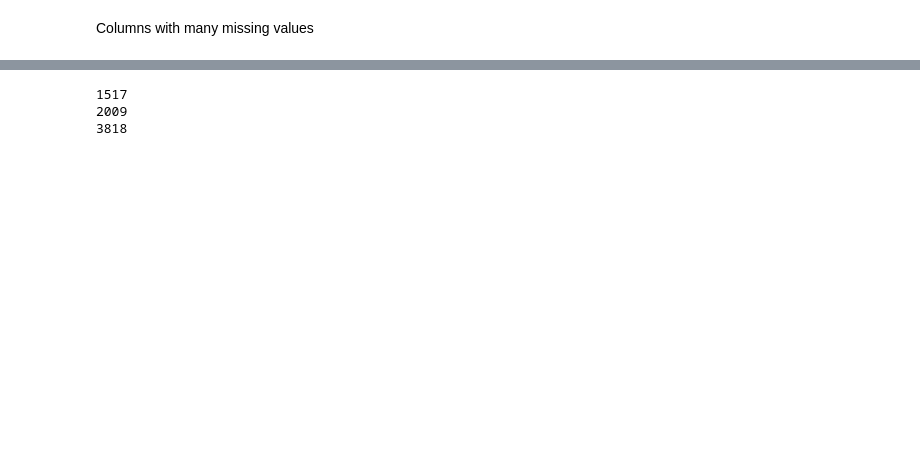
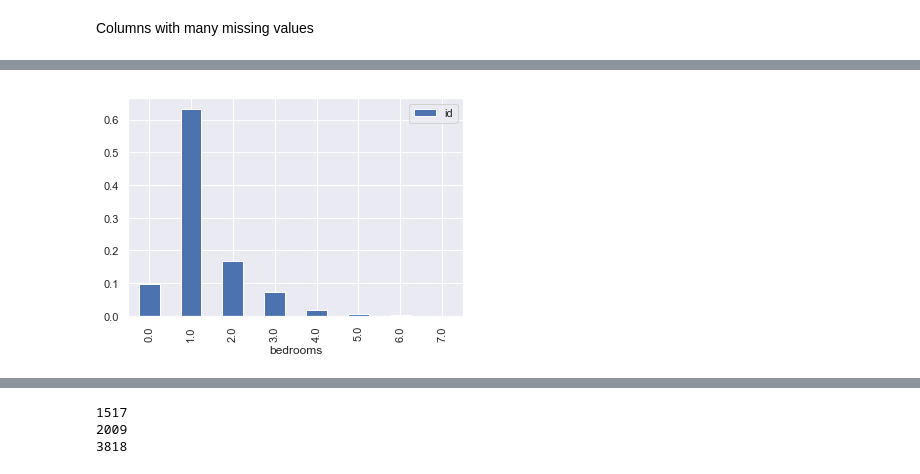
Before and after one commit to kuzn137/airbnb-data-modeling, a Jupyter notebook: airbnb.ipynb, the cells around one changed output, grey strips where cells are left out. Saved outputs shown, nothing was run; the diff lists cells and outputs as text; code cells hidden in the pictures; blank space fills up the shorter version.

```diff
--- a/airbnb.ipynb
+++ b/airbnb.ipynb
@@ -80,0 +97,5 @@ plt.title("instant bookable");
+# %%
+dfc=df[['id', 'bedrooms']].groupby(['bedrooms']).count()
+(dfc/df.shape[0]).plot(kind="bar");
+# %% [output]
+[figure, added]
```
Also changed, not shown: parts of 30 cells of this notebook.
